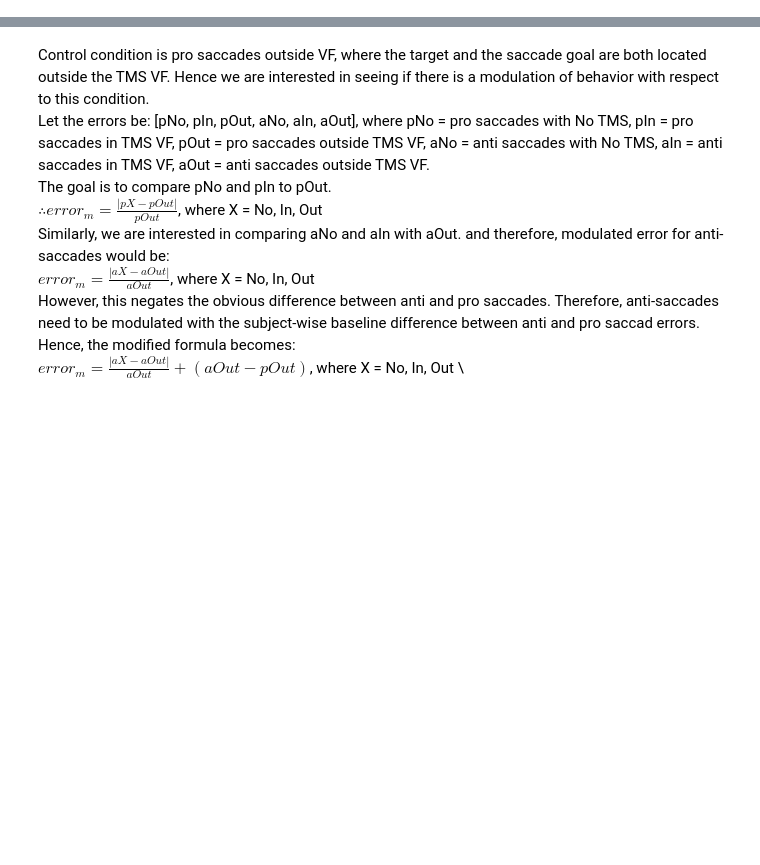
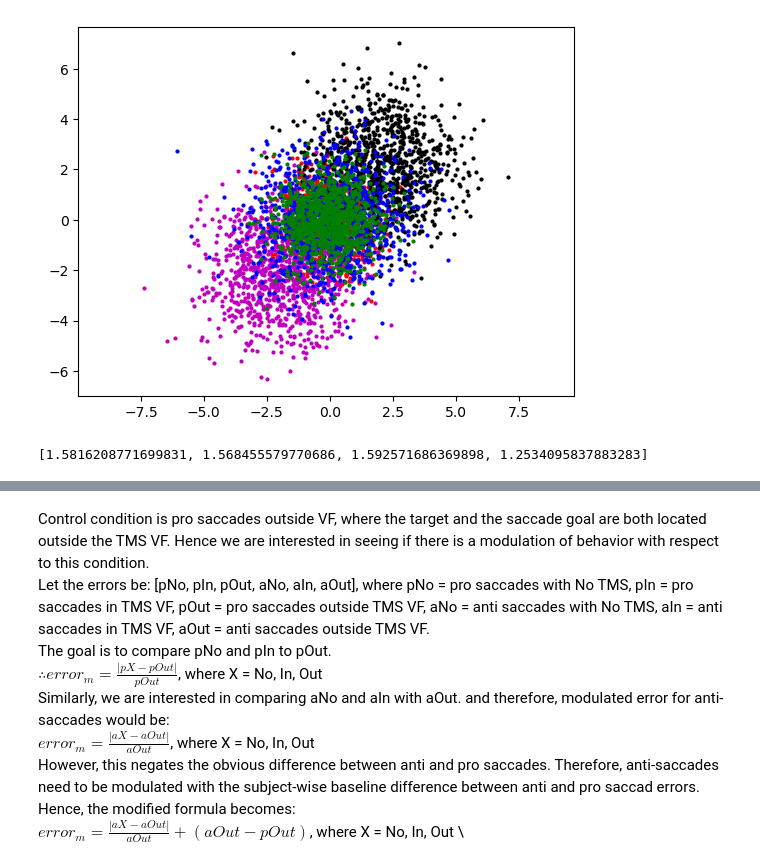
Before and after one commit to mindemory/mgs_stimul, a Jupyter notebook: mgsAnalysis/analysisEye/main.ipynb, the cells around one changed output, grey strips where cells are left out. Cells and saved outputs as stored; diff of their text form; code cells hidden in the pictures; blank space fills up the shorter version.

```diff
--- a/mgsAnalysis/analysisEye/main.ipynb
+++ b/mgsAnalysis/analysisEye/main.ipynb
@@ -6,8 +6,10 @@ import seaborn as sns
 import pandas as pd
 import numpy as np
 from scipy.stats import sem
-from generate_plots import subject_wise_error_plot, quick_visualization, distribution_plots
+from generate_plots import subject_wise_error_plot, distribution_plots
 from helpers import variance_error_summary
 pd.set_option("display.max.columns", None)
 pd.set_option("display.precision", 4)
-sns.set()
+msize = 10
+axes_fontsize = 14
+title_fontsize = 18
@@ -492,0 +549,18 @@ for ii in range(len(subjIDs)):
+# %%
+tar = np.random.randn(1000, 2)
+sacc1 = [2,2]+1.5*np.random.randn(1000, 2)
+sacc2 = [-2,-2]+1.5*np.random.randn(1000, 2)
+sacc3 = [0,0]+1.5*np.random.randn(1000, 2)
+sacc4 = np.random.randn(1000, 2)
+
+fig = plt.figure()
+plt.plot(tar[:, 0], tar[:, 1], 'ro', markersize = 2)
+plt.plot(sacc1[:, 0], sacc1[:, 1], 'ko', markersize = 2)
+plt.plot(sacc2[:, 0], sacc2[:, 1], 'mo', markersize = 2)
+plt.plot(sacc3[:, 0], sacc3[:, 1], 'bo', markersize = 2)
+plt.plot(sacc4[:, 0], sacc4[:, 1], 'go', markersize = 2)
+
+plt.axis('equal')
+plt.show()
+# %% [output]
+[figure, added]
@@ -492,0 +575,5 @@ for ii in range(len(subjIDs)):
+# %%
+reg_err = euc_err(tar, sacc1, sacc2, sacc3, sacc4)
+print(reg_err)
+# %% [output]
+[1.5816208771699831, 1.568455579770686, 1.592571686369898, 1.2534095837883283]
```
Also changed, not shown: parts of 81 cells of this notebook, 26 other files.
